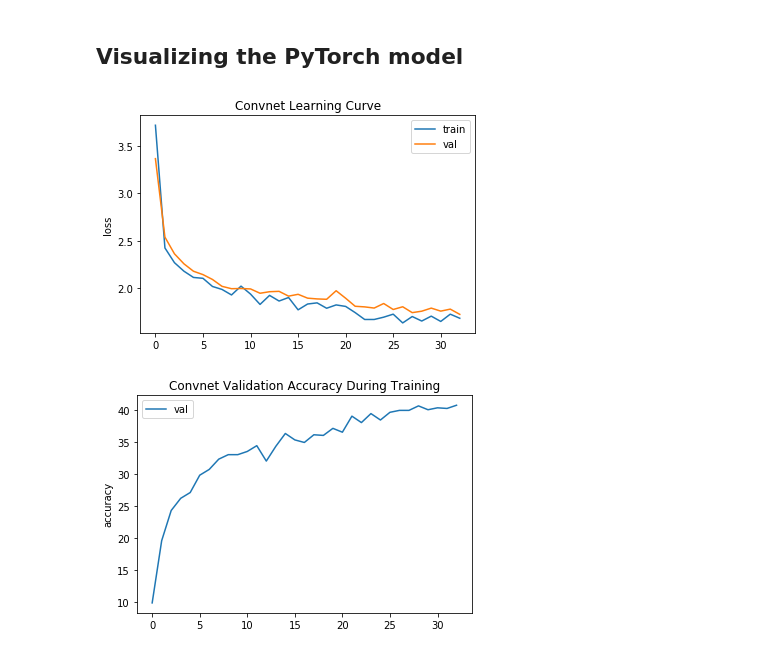
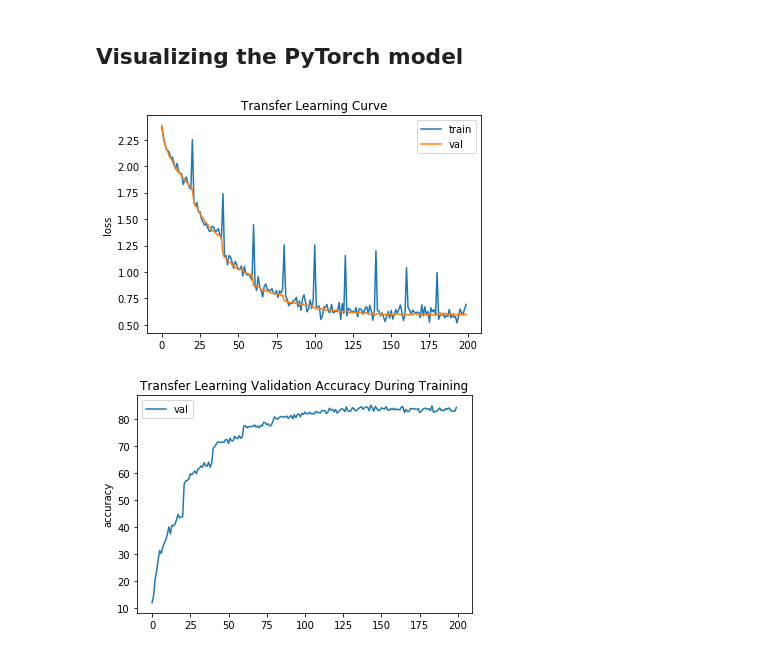
Before and after one commit to DhruvaBansal00/ImageClassification, a Jupyter notebook: softmax-classifier.ipynb, the cells around one changed output. Saved outputs shown, nothing was run; the diff lists cells and outputs as text; code cells hidden in the pictures.

```diff
--- a/softmax-classifier.ipynb
+++ b/softmax-classifier.ipynb
@@ -51,7 +51,7 @@ train_losses = []
 val_losses = []
 val_accs = []
 # NOTE: You may need to change this file name.
-with open('convnet.log', 'r') as f:
+with open('transferLearning.log', 'r') as f:
     for line in f:
         train_match = train_loss_re.match(line)
         val_match = val_loss_re.match(line)
@@ -65,18 +65,18 @@ with open('convnet.log', 'r') as f:
 # %%
 fig = plt.figure()
 plt.plot(train_losses, label='train')
 plt.plot(val_losses, label='val')
-plt.title('Convnet Learning Curve')
+plt.title('Transfer Learning Curve')
 plt.ylabel('loss')
 plt.legend()
-fig.savefig('convnet_lossvstrain.png')
+fig.savefig('transferLearning_lossvstrain.png')
 
 fig = plt.figure()
 plt.plot(val_accs, label='val')
-plt.title('Convnet Validation Accuracy During Training')
+plt.title('Transfer Learning Validation Accuracy During Training')
 plt.ylabel('accuracy')
 plt.legend()
-fig.savefig('convnet_valaccuracy.png')
+fig.savefig('transferLearning_valaccuracy.png')
 # %% [output]
-[figure, old version]
+[figure, new version]
-[figure, old version]
+[figure, new version]
```
Also changed, not shown: 21 other files.
